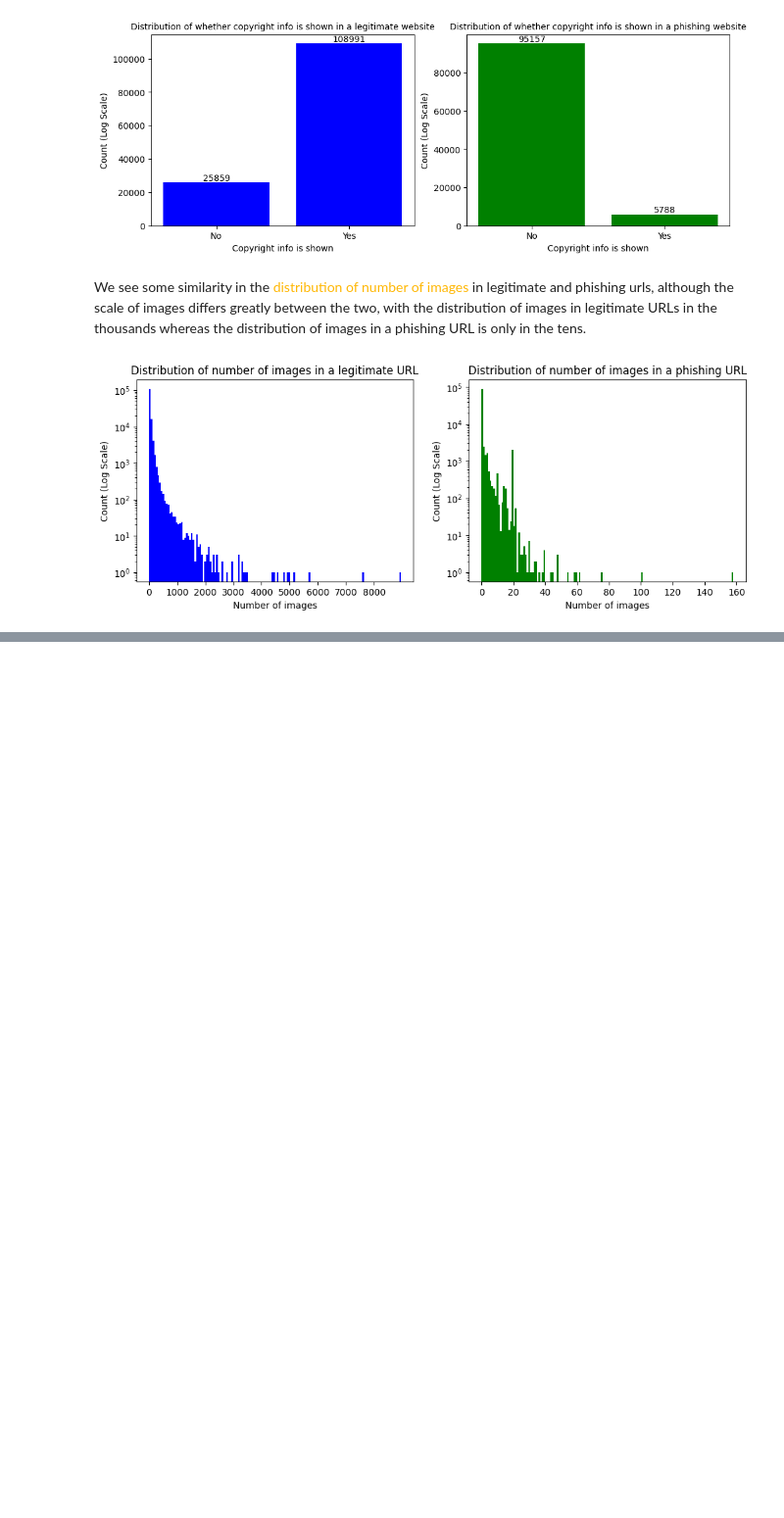
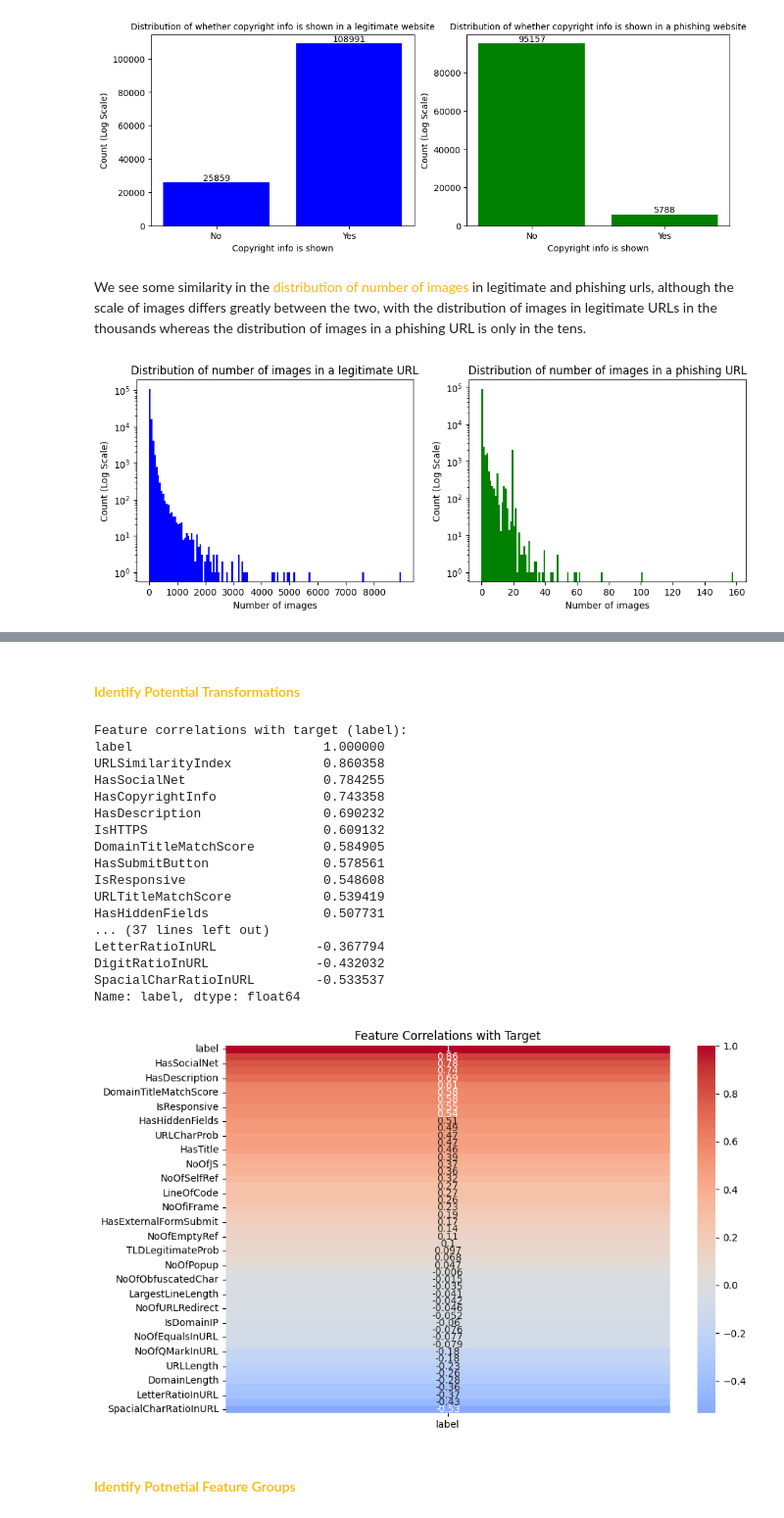
Before and after one commit to gjh0239/AITT-Assignment, a Jupyter notebook: Assignment/Assignment.ipynb, the cells around one changed output, grey strips where cells are left out. Shown at 98% size. Saved outputs shown, nothing was run; the diff lists cells and outputs as text; code cells hidden in the pictures; blank space fills up the shorter version.

```diff
--- a/Assignment/Assignment.ipynb
+++ b/Assignment/Assignment.ipynb
@@ -964,0 +981,60 @@ plt.show()
+# %% [markdown]
+#### <font color='#FFB703'>Identify Potential Transformations</font>
+# %%
+def corr_label(df, threshold=0.5):
+    """
+    Analyze and visualize correlations between features and the target variable.
+
+    Parameters:
+    -----------
+    df : pandas.DataFrame
+        Input dataframe containing numerical features and target variable
+    threshold : float, default=0.5
+        Minimum correlation coefficient threshold for filtering
+
+    Returns:
+    --------
+    None
+        Displays correlation analysis results and heatmap visualization
+    """
+    # Calculate correlations with target variable
+    target_correlations = df.corr()['label'].sort_values(ascending=False)
+
+    # Print correlations
+    print("\nFeature correlations with target (label):")
+    print(target_correlations)
+
+    # Create visualization
+    plt.figure(figsize=(10, 6))
+    sns.heatmap(target_correlations.to_frame(),
+                annot=True,
+                cmap='coolwarm',
+                center=0)
+    plt.title('Feature Correlations with Target')
+    plt.tight_layout()
+    plt.show()
+
+# Use only numeric columns for correlation analysis
+numeric_df = df.select_dtypes(include=['number'])
+corr_label(numeric_df)
+# %% [output]
+Feature correlations with target (label):
+label                         1.000000
+URLSimilarityIndex            0.860358
+HasSocialNet                  0.784255
+HasCopyrightInfo              0.743358
+HasDescription                0.690232
+IsHTTPS                       0.609132
+DomainTitleMatchScore         0.584905
+HasSubmitButton               0.578561
+IsResponsive                  0.548608
+URLTitleMatchScore            0.539419
+HasHiddenFields               0.507731
+... (37 lines left out)
+LetterRatioInURL             -0.367794
+DigitRatioInURL              -0.432032
+SpacialCharRatioInURL        -0.533537
+Name: label, dtype: float64
+[figure, added]
+# %% [markdown]
+#### <font color='#FFB703'>Identify Potnetial Feature Groups</font>
```
Also changed, not shown: parts of 48 cells of this notebook.
